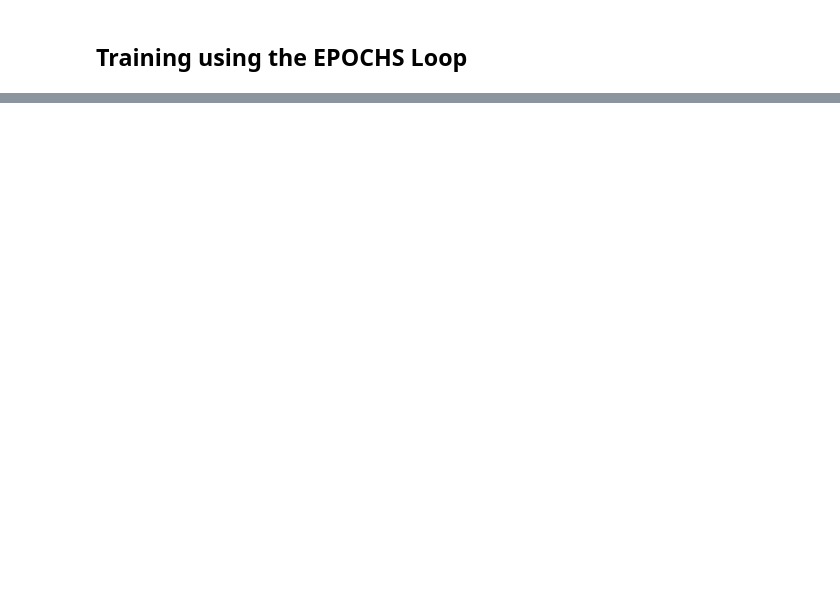
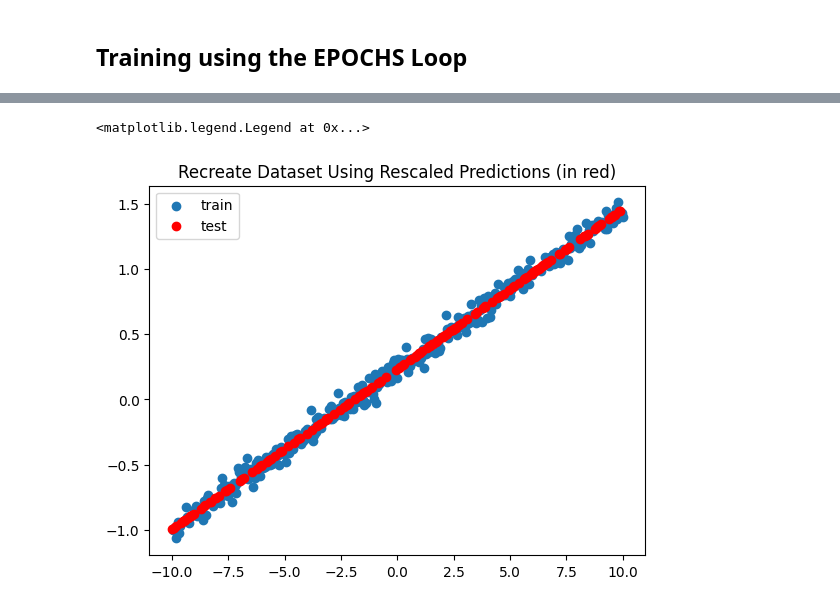
Before and after one commit to Takfes/notes-deep-learning, a Jupyter notebook: Notebooks/08_data_fitting_expertiments.ipynb, the cells around one changed output, grey strips where cells are left out. Saved outputs shown, nothing was run; the diff lists cells and outputs as text; code cells hidden in the pictures; blank space fills up the shorter version.

```diff
--- a/Notebooks/08_data_fitting_expertiments.ipynb
+++ b/Notebooks/08_data_fitting_expertiments.ipynb
@@ -195 +274,16 @@ plt.scatter(list(range(EPOCHS)), L)
+# %%
+y_test_pred_rescaled = y_scaler.inverse_transform(y_test_pred.reshape(-1, 1))
+
+plt.scatter(X_train, y_train, label="train")
+plt.scatter(
+    X_test,
+    y_test_pred_rescaled,
+    color="red",
+    label="test",
+)
+plt.title("Recreate Dataset Using Rescaled Predictions (in red)")
+plt.legend()
+# %% [output]
+<matplotlib.legend.Legend at 0x...>
+[figure, added]
 # %%
```
Also changed, not shown: parts of 40 cells of this notebook, 2 other files.
